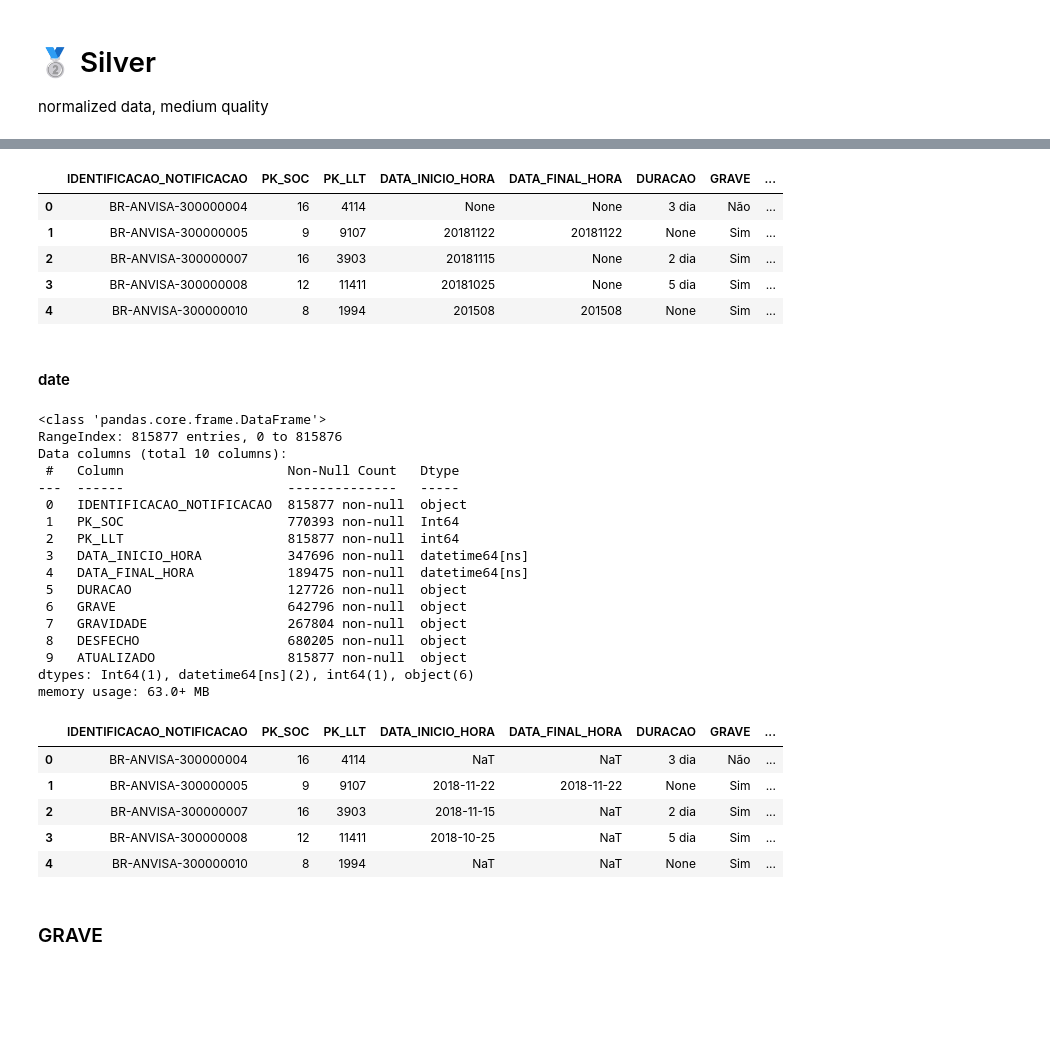
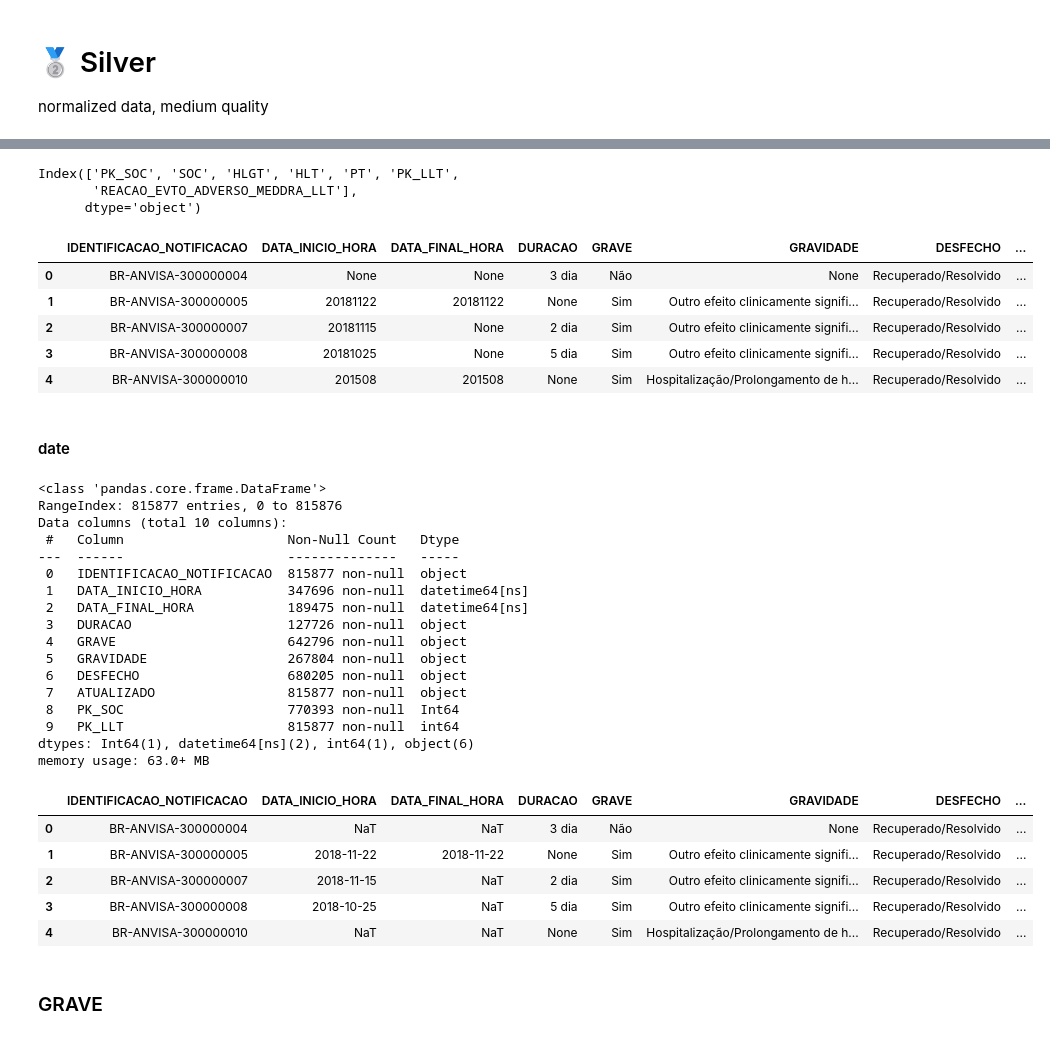
Before and after one commit to mlab-inf-ufrgs/vigimed, a Jupyter notebook: src/reacoes/etl_fat_reacoes.ipynb, the cells around one changed output, grey strips where cells are left out. Cells and saved outputs as stored; diff of their text form; code cells hidden in the pictures; blank space fills up the shorter version.

Commit message:
ajustes na fat_reacoes

```diff
--- a/src/reacoes/etl_fat_reacoes.ipynb
+++ b/src/reacoes/etl_fat_reacoes.ipynb
@@ -139,19 +141,23 @@ dim_soc.head()
+# %%
+dim_soc.columns
+# %% [output]
+Index(['PK_SOC', 'SOC', 'HLGT', 'HLT', 'PT', 'PK_LLT',
+       'REACAO_EVTO_ADVERSO_MEDDRA_LLT'],
+      dtype='object')
 # %%
-cols = ['IDENTIFICACAO_NOTIFICACAO', 'PK_SOC', 'PK_LLT','DATA_INICIO_HORA', 'DATA_FINAL_HORA', 'DURACAO', 'GRAVE', 'GRAVIDADE', 'DESFECHO', 'ATUALIZADO']
 hist_fat_reacoes = silver.merge(dim_soc, on=['REACAO_EVTO_ADVERSO_MEDDRA_LLT', 'PT', 'HLT', 'HLGT','SOC'], how='left')
-hist_fat_reacoes = hist_fat_reacoes[cols]
+hist_fat_reacoes = hist_fat_reacoes.drop(['SOC', 'HLGT', 'HLT', 'PT','REACAO_EVTO_ADVERSO_MEDDRA_LLT'], axis=1)
 hist_fat_reacoes.head()
 # %% [output]
-|  | IDENTIFICACAO_NOTIFICACAO | PK_SOC | PK_LLT | DATA_INICIO_HORA | DATA_FINAL_HORA | DURACAO | GRAVE | ... |
-| 0 | BR-ANVISA-300000004 | 16 | 4114 | None | None | 3 dia | Não | ... |
-| 1 | BR-ANVISA-300000005 | 9 | 9107 | 20181122 | 20181122 | None | Sim | ... |
-| 2 | BR-ANVISA-300000007 | 16 | 3903 | 20181115 | None | 2 dia | Sim | ... |
-| 3 | BR-ANVISA-300000008 | 12 | 11411 | 20181025 | None | 5 dia | Sim | ... |
-| 4 | BR-ANVISA-300000010 | 8 | 1994 | 201508 | 201508 | None | Sim | ... |
+|  | IDENTIFICACAO_NOTIFICACAO | DATA_INICIO_HORA | DATA_FINAL_HORA | DURACAO | GRAVE | GRAVIDADE | DESFECHO | ... |
+| 0 | BR-ANVISA-300000004 | None | None | 3 dia | Não | None | Recuperado/Resolvido | ... |
+| 1 | BR-ANVISA-300000005 | 20181122 | 20181122 | None | Sim | Outro efeito clinicamente signifi... | Recuperado/Resolvido | ... |
+| 2 | BR-ANVISA-300000007 | 20181115 | None | 2 dia | Sim | Outro efeito clinicamente signifi... | Recuperado/Resolvido | ... |
+| 3 | BR-ANVISA-300000008 | 20181025 | None | 5 dia | Sim | Outro efeito clinicamente signifi... | Recuperado/Resolvido | ... |
+| 4 | BR-ANVISA-300000010 | 201508 | 201508 | None | Sim | Hospitalização/Prolongamento de h... | Recuperado/Resolvido | ... |
 # %% [markdown]
 #### date
 # %%
-
 col_dates = ["DATA_INICIO_HORA", "DATA_FINAL_HORA"]
 
 for col in col_dates:
@@ -166,26 +172,26 @@ Data columns (total 10 columns):
  #   Column                     Non-Null Count   Dtype
 ---  ------                     --------------   -----
  0   IDENTIFICACAO_NOTIFICACAO  815877 non-null  object
- 1   PK_SOC                     770393 non-null  Int64
- 2   PK_LLT                     815877 non-null  int64
- 3   DATA_INICIO_HORA           347696 non-null  datetime64[ns]
- 4   DATA_FINAL_HORA            189475 non-null  datetime64[ns]
- 5   DURACAO                    127726 non-null  object
- 6   GRAVE                      642796 non-null  object
- 7   GRAVIDADE                  267804 non-null  object
- 8   DESFECHO                   680205 non-null  object
- 9   ATUALIZADO                 815877 non-null  object
+ 1   DATA_INICIO_HORA           347696 non-null  datetime64[ns]
+ 2   DATA_FINAL_HORA            189475 non-null  datetime64[ns]
+ 3   DURACAO                    127726 non-null  object
+ 4   GRAVE                      642796 non-null  object
+ 5   GRAVIDADE                  267804 non-null  object
+ 6   DESFECHO                   680205 non-null  object
+ 7   ATUALIZADO                 815877 non-null  object
+ 8   PK_SOC                     770393 non-null  Int64
+ 9   PK_LLT                     815877 non-null  int64
 dtypes: Int64(1), datetime64[ns](2), int64(1), object(6)
 memory usage: 63.0+ MB
 # %%
 hist_fat_reacoes.head()
 # %% [output]
-|  | IDENTIFICACAO_NOTIFICACAO | PK_SOC | PK_LLT | DATA_INICIO_HORA | DATA_FINAL_HORA | DURACAO | GRAVE | ... |
-| 0 | BR-ANVISA-300000004 | 16 | 4114 | NaT | NaT | 3 dia | Não | ... |
-| 1 | BR-ANVISA-300000005 | 9 | 9107 | 2018-11-22 | 2018-11-22 | None | Sim | ... |
-| 2 | BR-ANVISA-300000007 | 16 | 3903 | 2018-11-15 | NaT | 2 dia | Sim | ... |
-| 3 | BR-ANVISA-300000008 | 12 | 11411 | 2018-10-25 | NaT | 5 dia | Sim | ... |
-| 4 | BR-ANVISA-300000010 | 8 | 1994 | NaT | NaT | None | Sim | ... |
+|  | IDENTIFICACAO_NOTIFICACAO | DATA_INICIO_HORA | DATA_FINAL_HORA | DURACAO | GRAVE | GRAVIDADE | DESFECHO | ... |
+| 0 | BR-ANVISA-300000004 | NaT | NaT | 3 dia | Não | None | Recuperado/Resolvido | ... |
+| 1 | BR-ANVISA-300000005 | 2018-11-22 | 2018-11-22 | None | Sim | Outro efeito clinicamente signifi... | Recuperado/Resolvido | ... |
+| 2 | BR-ANVISA-300000007 | 2018-11-15 | NaT | 2 dia | Sim | Outro efeito clinicamente signifi... | Recuperado/Resolvido | ... |
+| 3 | BR-ANVISA-300000008 | 2018-10-25 | NaT | 5 dia | Sim | Outro efeito clinicamente signifi... | Recuperado/Resolvido | ... |
+| 4 | BR-ANVISA-300000010 | NaT | NaT | None | Sim | Hospitalização/Prolongamento de h... | Recuperado/Resolvido | ... |
 # %% [markdown]
 ### GRAVE
 # %%
```
Also changed, not shown: parts of 16 cells of this notebook, 6 other files.
